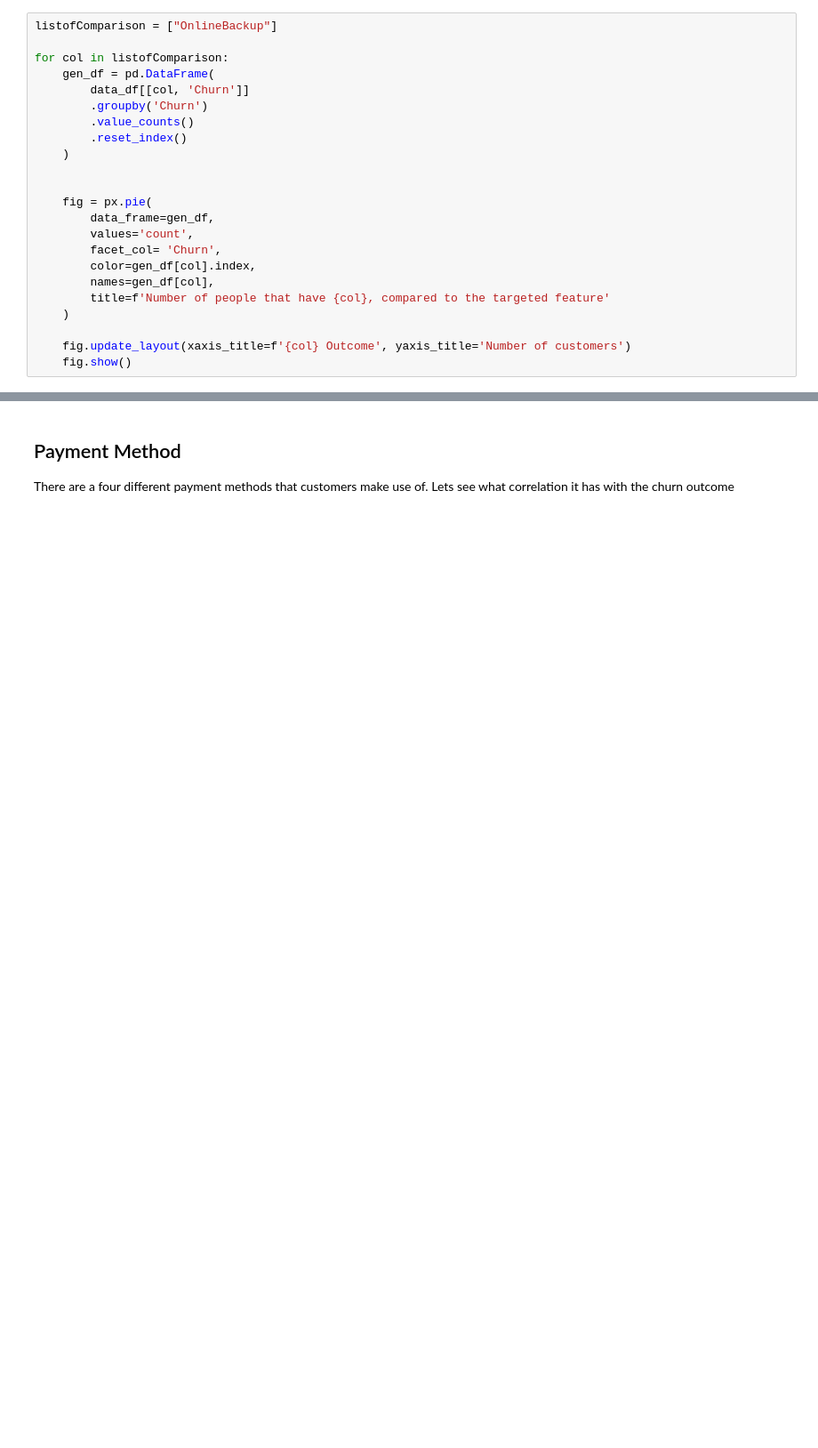
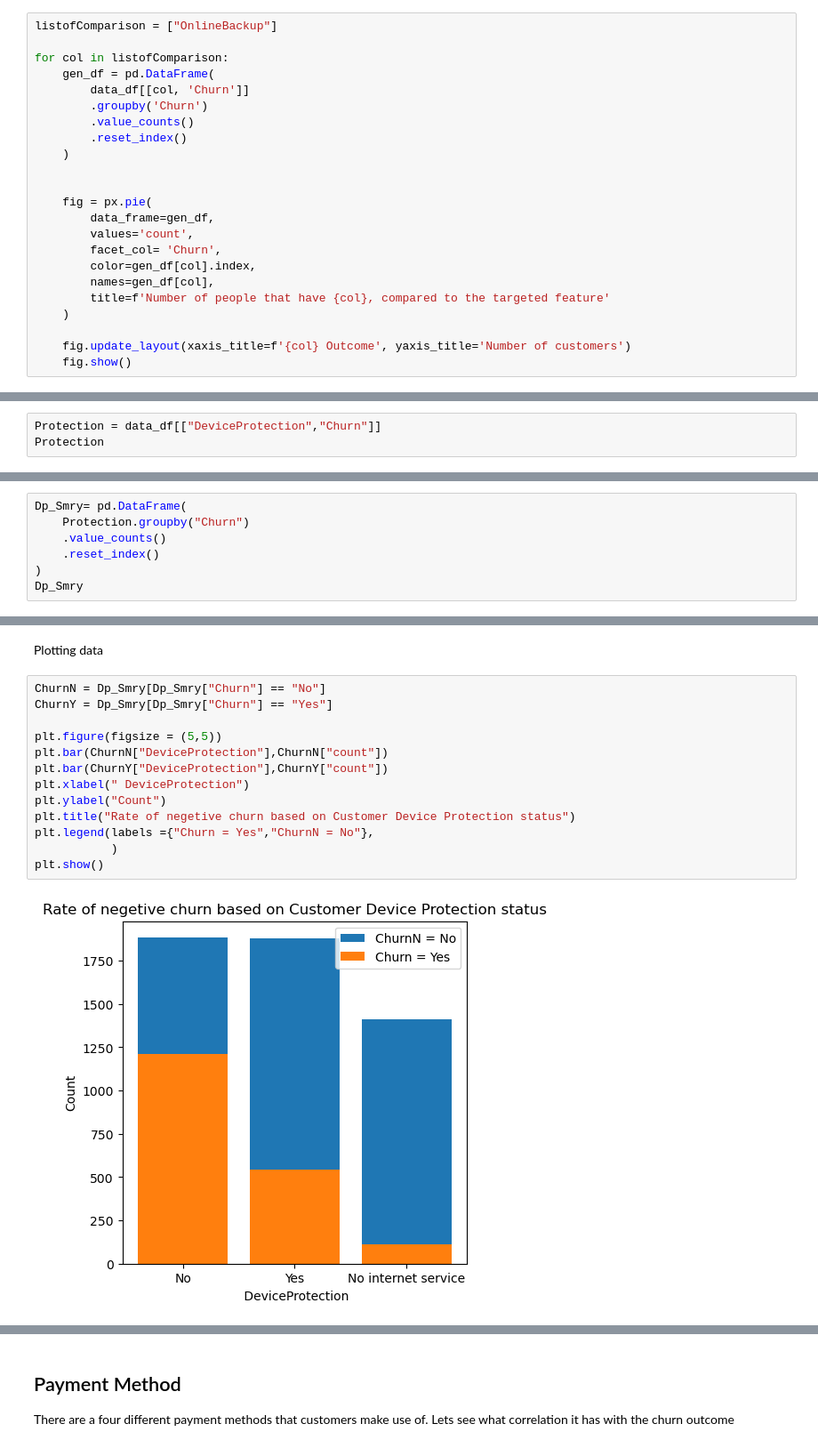
Before and after one commit to PreciousNosiphoDonkrag/MLG382_Projects, a Jupyter notebook: project_2/customer_churn.ipynb, the cells around one changed output, grey strips where cells are left out. Shown at 89% size. Cells and saved outputs as stored; diff of their text form; blank space fills up the shorter version.

Commit message:
Added Device protection

```diff
--- a/project_2/customer_churn.ipynb
+++ b/project_2/customer_churn.ipynb
@@ -613,0 +618,3 @@ for col in listofComparison:
+# %%
+Protection = data_df[["DeviceProtection","Churn"]]
+Protection
@@ -613,0 +637,7 @@ for col in listofComparison:
+# %%
+Dp_Smry= pd.DataFrame(
+    Protection.groupby("Churn")
+    .value_counts()
+    .reset_index()
+)
+Dp_Smry
@@ -613,0 +652,17 @@ for col in listofComparison:
+# %% [markdown]
+Plotting data
+# %%
+ChurnN = Dp_Smry[Dp_Smry["Churn"] == "No"]
+ChurnY = Dp_Smry[Dp_Smry["Churn"] == "Yes"]
+
+plt.figure(figsize = (5,5))
+plt.bar(ChurnN["DeviceProtection"],ChurnN["count"])
+plt.bar(ChurnY["DeviceProtection"],ChurnY["count"])
+plt.xlabel(" DeviceProtection")
+plt.ylabel("Count")
+plt.title("Rate of negetive churn based on Customer Device Protection status")
+plt.legend(labels ={"Churn = Yes","ChurnN = No"},
+           )
+plt.show()
+# %% [output]
+[figure, added]
```
Also changed, not shown: parts of 8 cells of this notebook.
